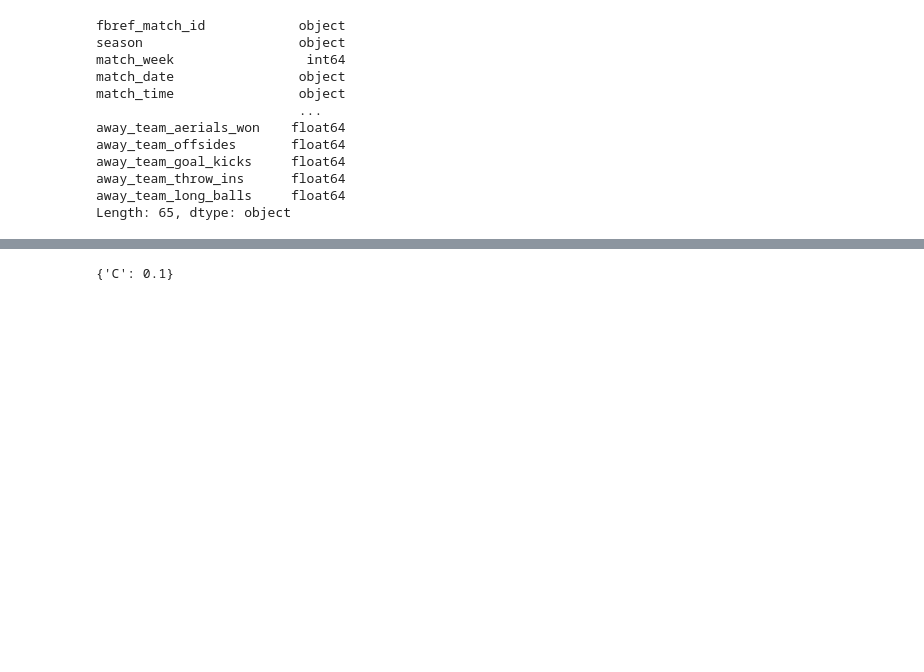
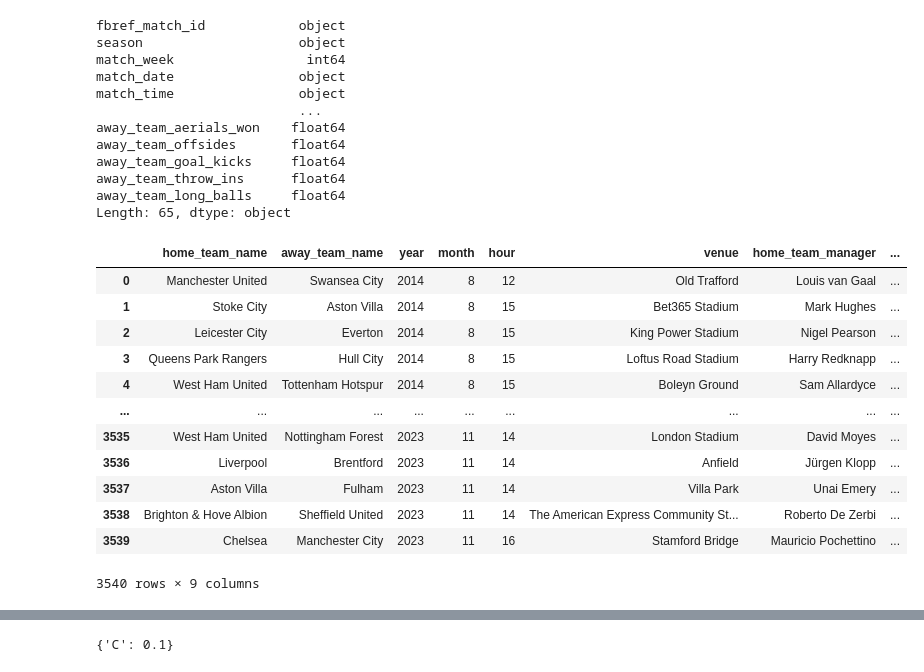
Before and after one commit to hse-mlds-2023-epl-prediction/annual-project, a Jupyter notebook: ML/official/models/src/gs_linear_boosting.ipynb, the cells around one changed output, grey strips where cells are left out. Saved outputs shown, nothing was run; the diff lists cells and outputs as text; code cells hidden in the pictures; blank space fills up the shorter version.

```diff
--- a/ML/official/models/src/gs_linear_boosting.ipynb
+++ b/ML/official/models/src/gs_linear_boosting.ipynb
@@ -69,6 +60,22 @@ df = matches[features]
 df['month'] = df['month'].astype('str')
 
 target = matches['target']
+# %%
+df
+# %% [output]
+|  | home_team_name | away_team_name | year | month | hour | venue | home_team_manager | ... |
+| 0 | Manchester United | Swansea City | 2014 | 8 | 12 | Old Trafford | Louis van Gaal | ... |
+| 1 | Stoke City | Aston Villa | 2014 | 8 | 15 | Bet365 Stadium | Mark Hughes | ... |
+| 2 | Leicester City | Everton | 2014 | 8 | 15 | King Power Stadium | Nigel Pearson | ... |
+| 3 | Queens Park Rangers | Hull City | 2014 | 8 | 15 | Loftus Road Stadium | Harry Redknapp | ... |
+| 4 | West Ham United | Tottenham Hotspur | 2014 | 8 | 15 | Boleyn Ground | Sam Allardyce | ... |
+| ... | ... | ... | ... | ... | ... | ... | ... | ... |
+| 3535 | West Ham United | Nottingham Forest | 2023 | 11 | 14 | London Stadium | David Moyes | ... |
+| 3536 | Liverpool | Brentford | 2023 | 11 | 14 | Anfield | Jürgen Klopp | ... |
+| 3537 | Aston Villa | Fulham | 2023 | 11 | 14 | Villa Park | Unai Emery | ... |
+| 3538 | Brighton & Hove Albion | Sheffield United | 2023 | 11 | 14 | The American Express Community St... | Roberto De Zerbi | ... |
+| 3539 | Chelsea | Manchester City | 2023 | 11 | 16 | Stamford Bridge | Mauricio Pochettino | ... |
+3540 rows × 9 columns
 # %%
 y_train = matches[matches['year'] != 2023]['target']
 y_val = matches[matches['year'] == 2023]['target']
```
Also changed, not shown: parts of 28 cells of this notebook, 9 other files.
